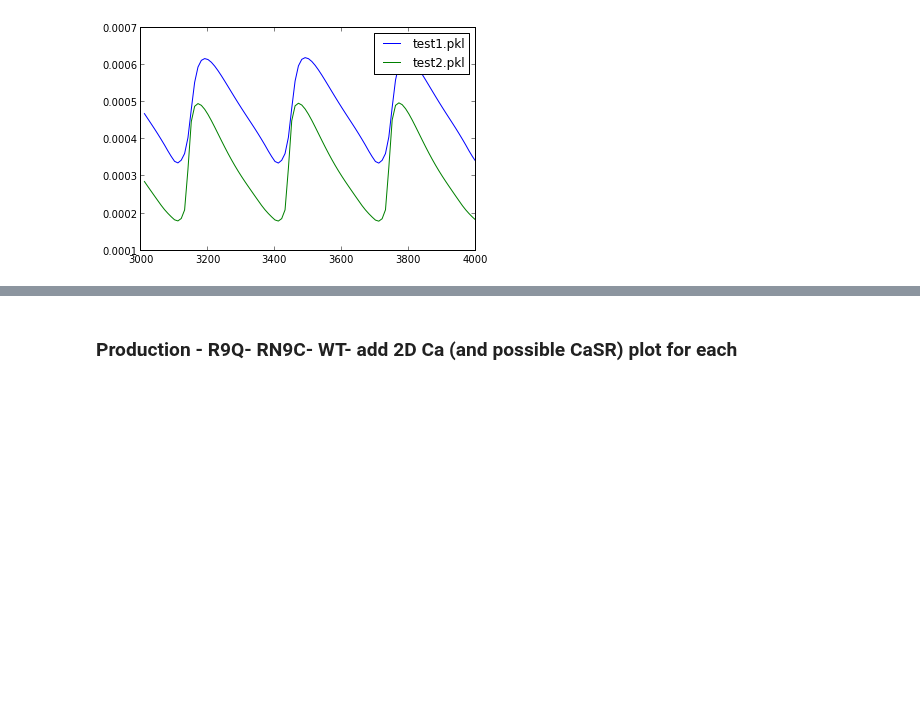
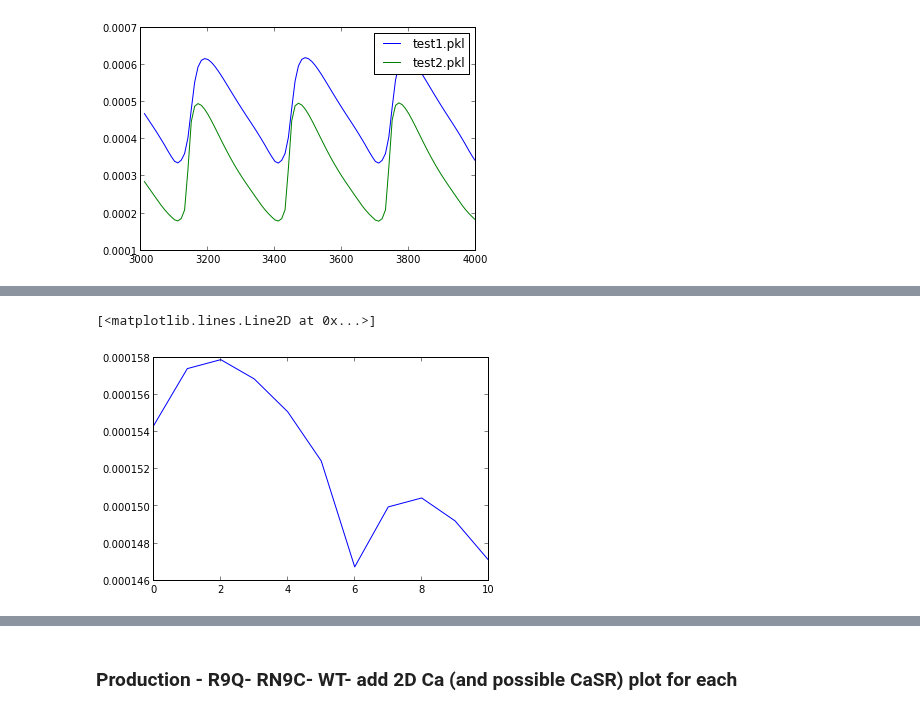
Before and after one commit to huskeypm/wholecell, a Jupyter notebook: gotranfenics.ipynb, the cells around one changed output, grey strips where cells are left out. Drawn from its saved outputs; the diff is of its cells as text; code cells hidden in the pictures; blank space fills up the shorter version.

```diff
--- a/gotranfenics.ipynb
+++ b/gotranfenics.ipynb
@@ -45,0 +61,5 @@ def reader(name):  case1 = empty()  case1.pickleName = name   pkl_file = open(ca
+# %%
+plot(results.cs)
+# %% [output]
+[<matplotlib.lines.Line2D at 0x...>]
+[figure, added]
```
Also changed, not shown: parts of 13 cells of this notebook, 2 other files.
